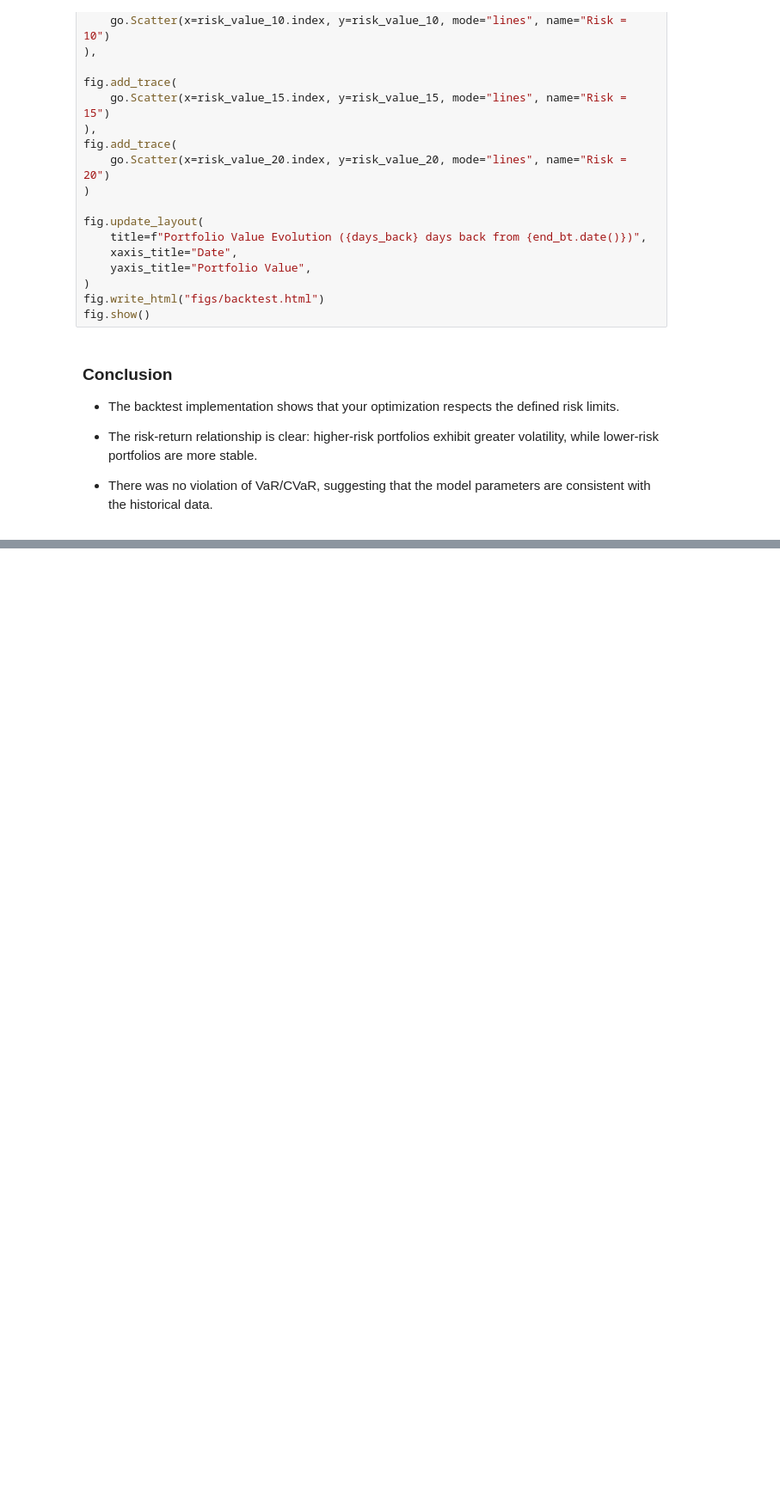
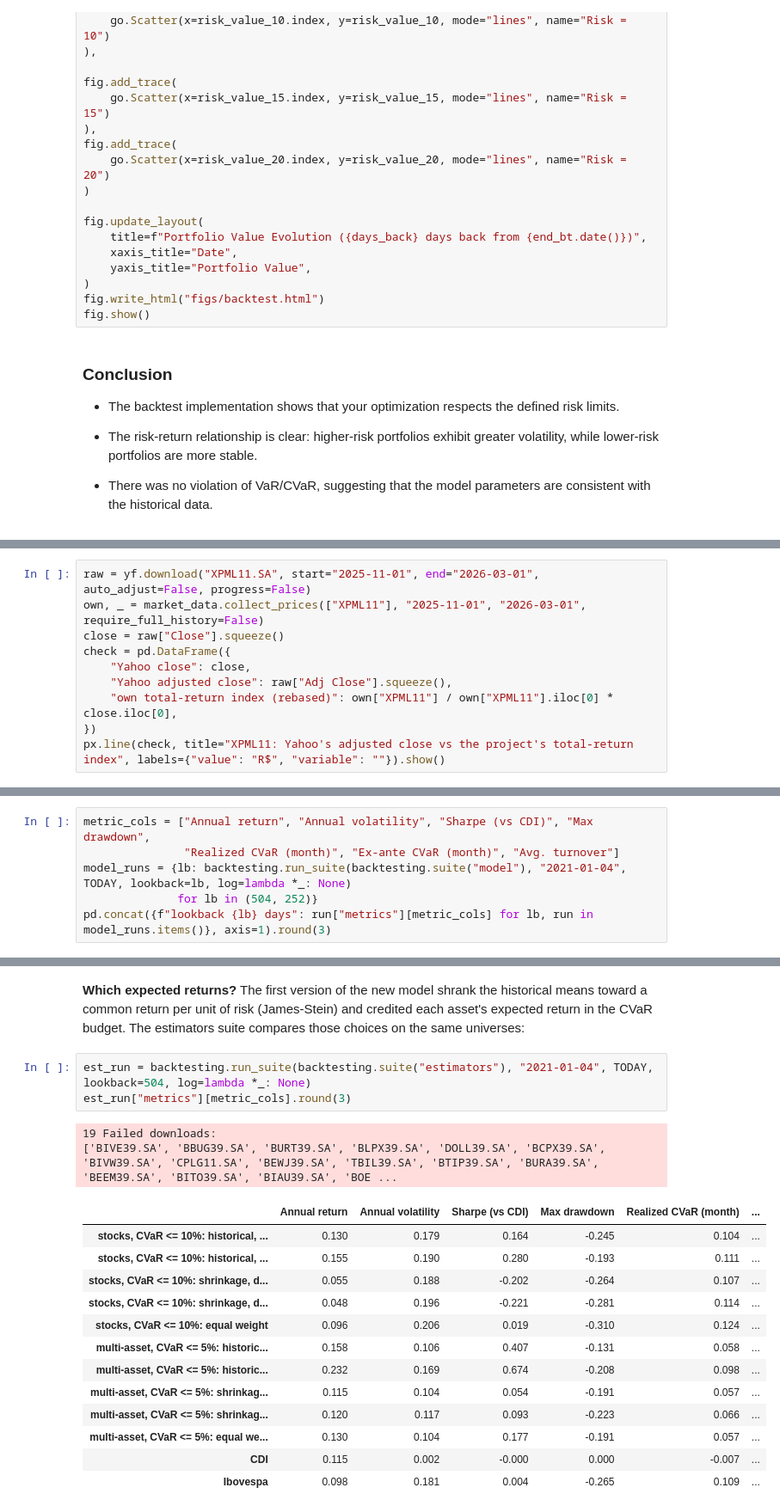
Before and after one commit to Brunoborges95/portfolio_eficiente, a Jupyter notebook: Portfólio Eficiente.ipynb, the cells around one changed output, grey strips where cells are left out. Shown at 86% size. Drawn from its saved outputs; the diff is of its cells as text; blank space fills up the shorter version.

```diff
--- a/Portfólio Eficiente.ipynb
+++ b/Portfólio Eficiente.ipynb
@@ -629,0 +737,10 @@ fig.show()
+# %%
+raw = yf.download("XPML11.SA", start="2025-11-01", end="2026-03-01", auto_adjust=False, progress=False)
+own, _ = market_data.collect_prices(["XPML11"], "2025-11-01", "2026-03-01", require_full_history=False)
+close = raw["Close"].squeeze()
+check = pd.DataFrame({
+    "Yahoo close": close,
+    "Yahoo adjusted close": raw["Adj Close"].squeeze(),
+    "own total-return index (rebased)": own["XPML11"] / own["XPML11"].iloc[0] * close.iloc[0],
+})
+px.line(check, title="XPML11: Yahoo's adjusted close vs the project's total-return index", labels={"value": "R$", "variable": ""}).show()
@@ -629,0 +1105,6 @@ fig.show()
+# %%
+metric_cols = ["Annual return", "Annual volatility", "Sharpe (vs CDI)", "Max drawdown",
+               "Realized CVaR (month)", "Ex-ante CVaR (month)", "Avg. turnover"]
+model_runs = {lb: backtesting.run_suite(backtesting.suite("model"), "2021-01-04", TODAY, lookback=lb, log=lambda *_: None)
+              for lb in (504, 252)}
+pd.concat({f"lookback {lb} days": run["metrics"][metric_cols] for lb, run in model_runs.items()}, axis=1).round(3)
@@ -629,0 +1152,23 @@ fig.show()
+# %% [markdown]
+**Which expected returns?** The first version of the new model shrank the historical means
+toward a common return per unit of risk (James-Stein) and credited each asset's expected
+return in the CVaR budget. The estimators suite compares those choices on the same universes:
+# %%
+est_run = backtesting.run_suite(backtesting.suite("estimators"), "2021-01-04", TODAY, lookback=504, log=lambda *_: None)
+est_run["metrics"][metric_cols].round(3)
+# %% [output]
+19 Failed downloads:
+['BIVE39.SA', 'BBUG39.SA', 'BURT39.SA', 'BLPX39.SA', 'DOLL39.SA', 'BCPX39.SA', 'BIVW39.SA', 'CPLG11.SA', 'BEWJ39.SA', 'TBIL39.SA', 'BTIP39.SA', 'BURA39.SA', 'BEEM39.SA', 'BITO39.SA', 'BIAU39.SA', 'BOE ...
+|  | Annual return | Annual volatility | Sharpe (vs CDI) | Max drawdown | Realized CVaR (month) | ... |
+| stocks, CVaR <= 10%: historical, ... | 0.130 | 0.179 | 0.164 | -0.245 | 0.104 | ... |
+| stocks, CVaR <= 10%: historical, ... | 0.155 | 0.190 | 0.280 | -0.193 | 0.111 | ... |
+| stocks, CVaR <= 10%: shrinkage, d... | 0.055 | 0.188 | -0.202 | -0.264 | 0.107 | ... |
+| stocks, CVaR <= 10%: shrinkage, d... | 0.048 | 0.196 | -0.221 | -0.281 | 0.114 | ... |
+| stocks, CVaR <= 10%: equal weight | 0.096 | 0.206 | 0.019 | -0.310 | 0.124 | ... |
+| multi-asset, CVaR <= 5%: historic... | 0.158 | 0.106 | 0.407 | -0.131 | 0.058 | ... |
+| multi-asset, CVaR <= 5%: historic... | 0.232 | 0.169 | 0.674 | -0.208 | 0.098 | ... |
+| multi-asset, CVaR <= 5%: shrinkag... | 0.115 | 0.104 | 0.054 | -0.191 | 0.057 | ... |
+| multi-asset, CVaR <= 5%: shrinkag... | 0.120 | 0.117 | 0.093 | -0.223 | 0.066 | ... |
+| multi-asset, CVaR <= 5%: equal we... | 0.130 | 0.104 | 0.177 | -0.191 | 0.057 | ... |
+| CDI | 0.115 | 0.002 | -0.000 | 0.000 | -0.007 | ... |
+| Ibovespa | 0.098 | 0.181 | 0.004 | -0.265 | 0.109 | ... |
```
Also changed, not shown: parts of 65 cells of this notebook, 36 other files.
